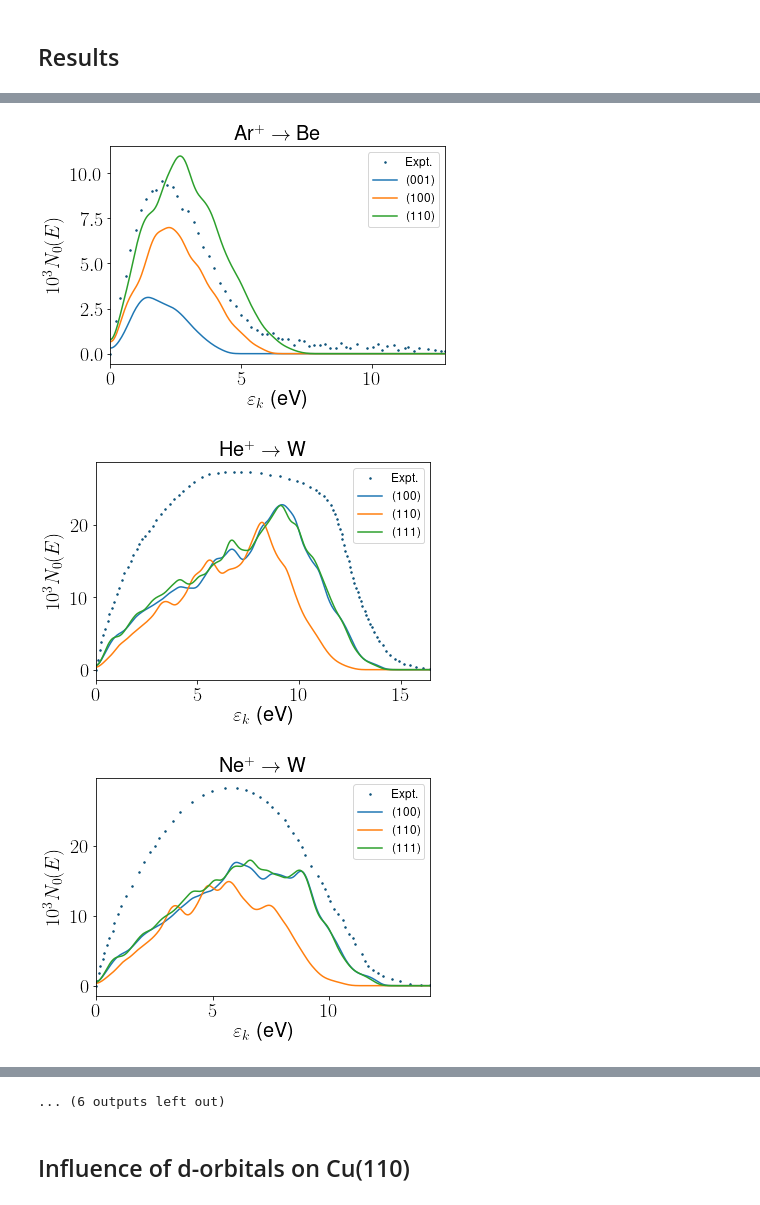
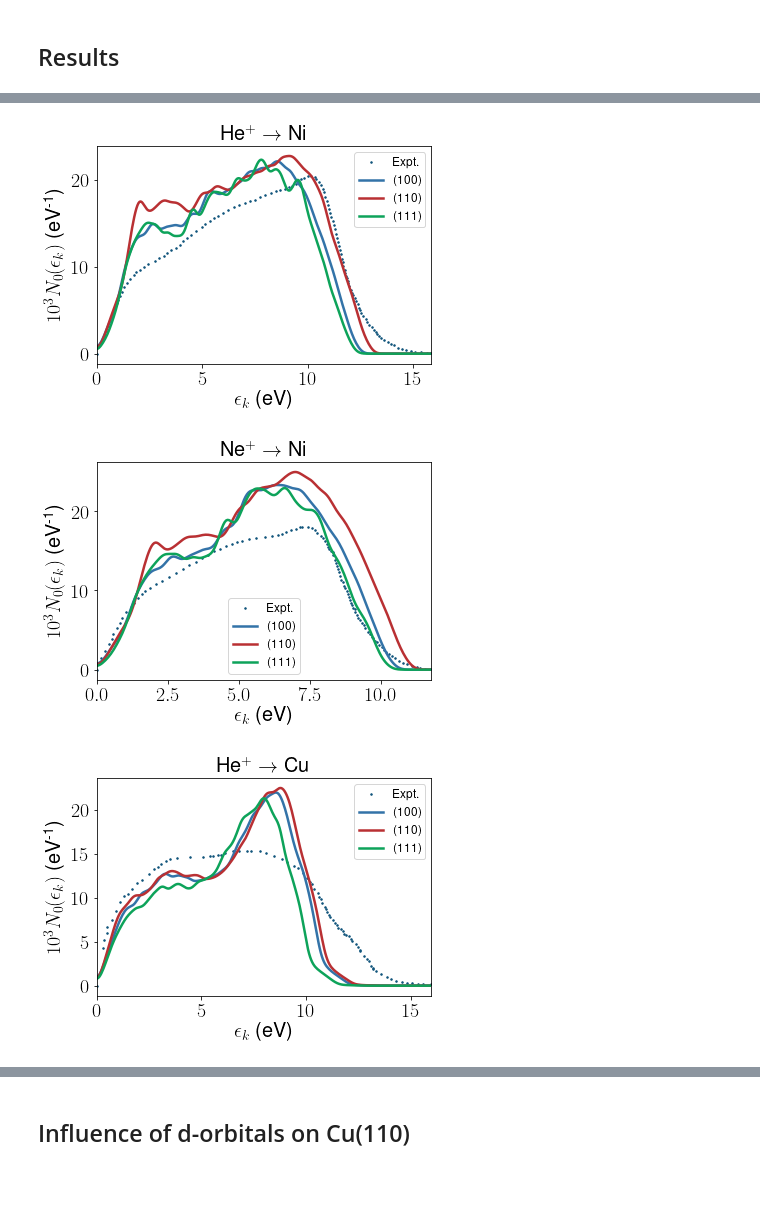
Before and after one commit to mbercx/phd-thesis, a Jupyter notebook: jupyter/quotas/metals/figures.ipynb, the cells around one changed output, grey strips where cells are left out. Cells and saved outputs as stored; diff of their text form; code cells hidden in the pictures.

```diff
--- a/jupyter/quotas/metals/figures.ipynb
+++ b/jupyter/quotas/metals/figures.ipynb
@@ -178,14 +195,17 @@ exp_see = exp_data[element][ion]
 # Plot the yield densities
 fig, ax = plt.subplots()
 ax.plot(exp_see["energy"], exp_see["yield"], "o",
-        color="#11557C", markersize=1.5)
+        color=color0, markersize=2)
 
 rc_font_dict = {"size": 20, "family": "sans-serif",
                 "sans-serif": ['Helvetica', 'Verdana', 'Tahoma', 'Lucida Grande']}
 plt.rc("font", **rc_font_dict)
 font_dict = {"size": 20, "family": "sans-serif", "name": 'DejaVu Sans'}
 legend_items = ["Experiment"]
-for plasmon in plasmon_range:
+
+color_list = [color1, color2, color3, color5]
+
+for plasmon, color in zip(plasmon_range, color_list):
 
     legend_items.append("$\kappa_v$ = " + str(round(plasmon, 2)))
     plasmon_pars={"bulk_parameter": plasmon, "surface_parameter": 0}
@@ -196,12 +216,13 @@ for plasmon in plasmon_range:
     ax.plot(calc_see["energy"],
              get_smeared_densities(calc_see["energy"],
                                    calc_see["yield"]*1e3,
-                                   density_smearing))
+                                   density_smearing),
+            color=color, linewidth=2.5)
 
 # Configure the axes
 ax.set_xlim([0, max(exp_see["energy"])])
-ax.set_xlabel(r"$\varepsilon_k$ (eV)")
-ax.set_ylabel(r"$10^3 N_0 (E)$")
+ax.set_xlabel(r"$\epsilon_k$ (eV)")
+ax.set_ylabel(r"$10^3 N_0 (\epsilon_k)$ (eV\textsuperscript{-1})")
 ax.set_title(ion + r"$^+$ $\rightarrow$ " + element + "(" + surface + ")",
              fontdict=font_dict)
 plt.legend(legend_items, fontsize=12)
@@ -224,14 +245,17 @@ exp_see = exp_data[element][ion]
 # Plot the yield densities
 fig, ax = plt.subplots()
 ax.plot(exp_see["energy"], exp_see["yield"], "o",
-        color="#11557C", markersize=1.5)
+        color=color0, markersize=2)
 
 rc_font_dict = {"size": 20, "family": "sans-serif",
                 "sans-serif": ['Helvetica', 'Verdana', 'Tahoma', 'Lucida Grande']}
 plt.rc("font", **rc_font_dict)
 font_dict = {"size": 20, "family": "sans-serif", "name": 'DejaVu Sans'}
 legend_items = ["Experiment"]
-for plasmon in plasmon_range:
+
+color_list = [color2, color3, color5]
+
+for plasmon, color in zip(plasmon_range, color_list):
 
     legend_items.append("$\kappa_s$ = " + str(round(plasmon, 1)))
     plasmon_pars={"bulk_parameter": 0, "surface_parameter": plasmon}
@@ -242,12 +266,13 @@ for plasmon in plasmon_range:
     ax.plot(calc_see["energy"],
              get_smeared_densities(calc_see["energy"],
                                    calc_see["yield"]*1e3,
-                                   density_smearing))
+                                   density_smearing),
+           color=color, linewidth=2.5)
 
 # Configure the axes
 ax.set_xlim([0, max(exp_see["energy"])])
-ax.set_xlabel(r"$\varepsilon_k$ (eV)")
-ax.set_ylabel(r"$10^3 N_0 (E)$")
+ax.set_xlabel(r"$\epsilon_k$ (eV)")
+ax.set_ylabel(r"$10^3 N_0 (\epsilon_k)$ (eV\textsuperscript{-1})")
 ax.set_title(ion + r"$^+$ $\rightarrow$ " + element + "(" + surface + ")",
              fontdict=font_dict)
 plt.legend(legend_items, fontsize=12)
@@ -295,11 +325,13 @@ tikzplotlib.save(os.path.join(figures_dir, "energy_loss.tex"))
 # %% [markdown]
 ## Results
 # %%
+color_list = [color1, color3, color2]
+
 for element in ["Al", "Mg", "Be", "W", "Ni", "Cu"]:
 
     surfaces = structure_dict[element]["slabs"].keys()
 
-    for ion in ["He", "Ne", "Ar"]:
+    for ion in ["He", "Ne"]:
         exp_see = exp_data[element][ion]
 
         # Plot the yield densities
@@ -313,7 +345,7 @@ for element in ["Al", "Mg", "Be", "W", "Ni", "Cu"]:
         font_dict = {"size": 20, "family": "sans-serif", "name": 'DejaVu Sans'}
         legend_items = ["Expt."]
 
-        for surface in surfaces:
+        for surface, color in zip(surfaces, color_list):
 
             quotas = QuotasCalculator.from_file(
                 os.path.join(data_dir, element + "_" + surface + "_pbe.json")
@@ -326,12 +358,13 @@ for element in ["Al", "Mg", "Be", "W", "Ni", "Cu"]:
             ax.plot(calc_see["energy"],
                      get_smeared_densities(calc_see["energy"],
                                            calc_see["yield"] * 1e3,
-                                           density_smearing))
+                                           density_smearing),
+                    color=color, linewidth=2.5)
 
         # Configure the axes
         ax.set_xlim([0, max(exp_see["energy"])])
-        ax.set_xlabel(r"$\varepsilon_k$ (eV)")
-        ax.set_ylabel(r"$10^3 N_0 (E)$")
+        ax.set_xlabel(r"$\epsilon_k$ (eV)")
+        ax.set_ylabel(r"$10^3 N_0 (\epsilon_k)$ (eV\textsuperscript{-1})")
         ax.set_title(ion + r"$^+$ $\rightarrow$ " + element,
                      fontdict=font_dict)
         plt.legend(legend_items, fontsize=12)
@@ -348,3 +381,3 @@ for element in ["Al", "Mg", "Be", "W", "Ni", "Cu"]:
-[figure, old version]
+[figure, new version]
-[figure, old version]
+[figure, new version]
-[figure, old version]
+[figure, new version]
@@ -352,4 +385,3 @@ for element in ["Al", "Mg", "Be", "W", "Ni", "Cu"]:
-... (6 outputs left out)
 # %% [markdown]
 ## Influence of d-orbitals on Cu(110)
 # %%
```
Also changed, not shown: parts of 11 cells of this notebook, 17 other files.
